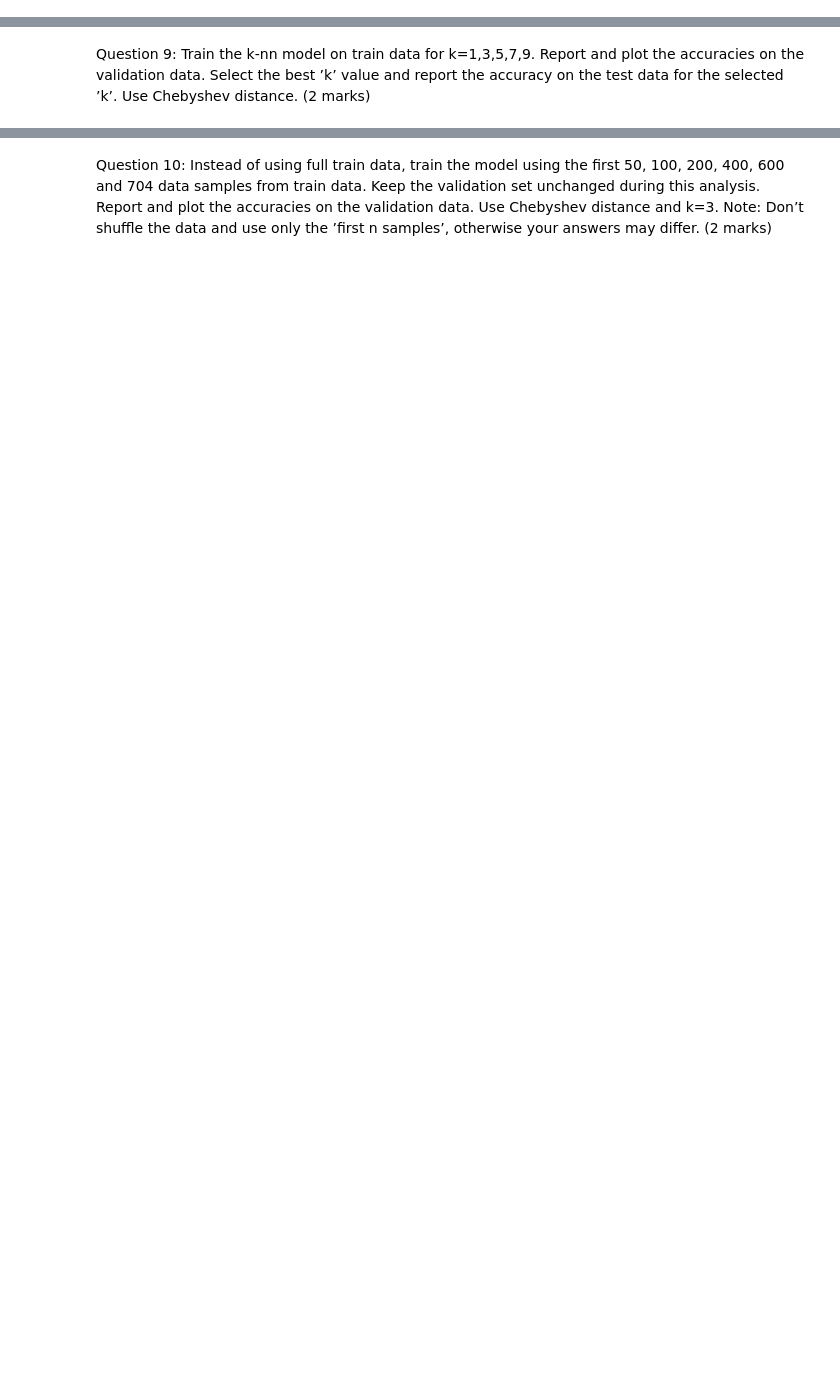
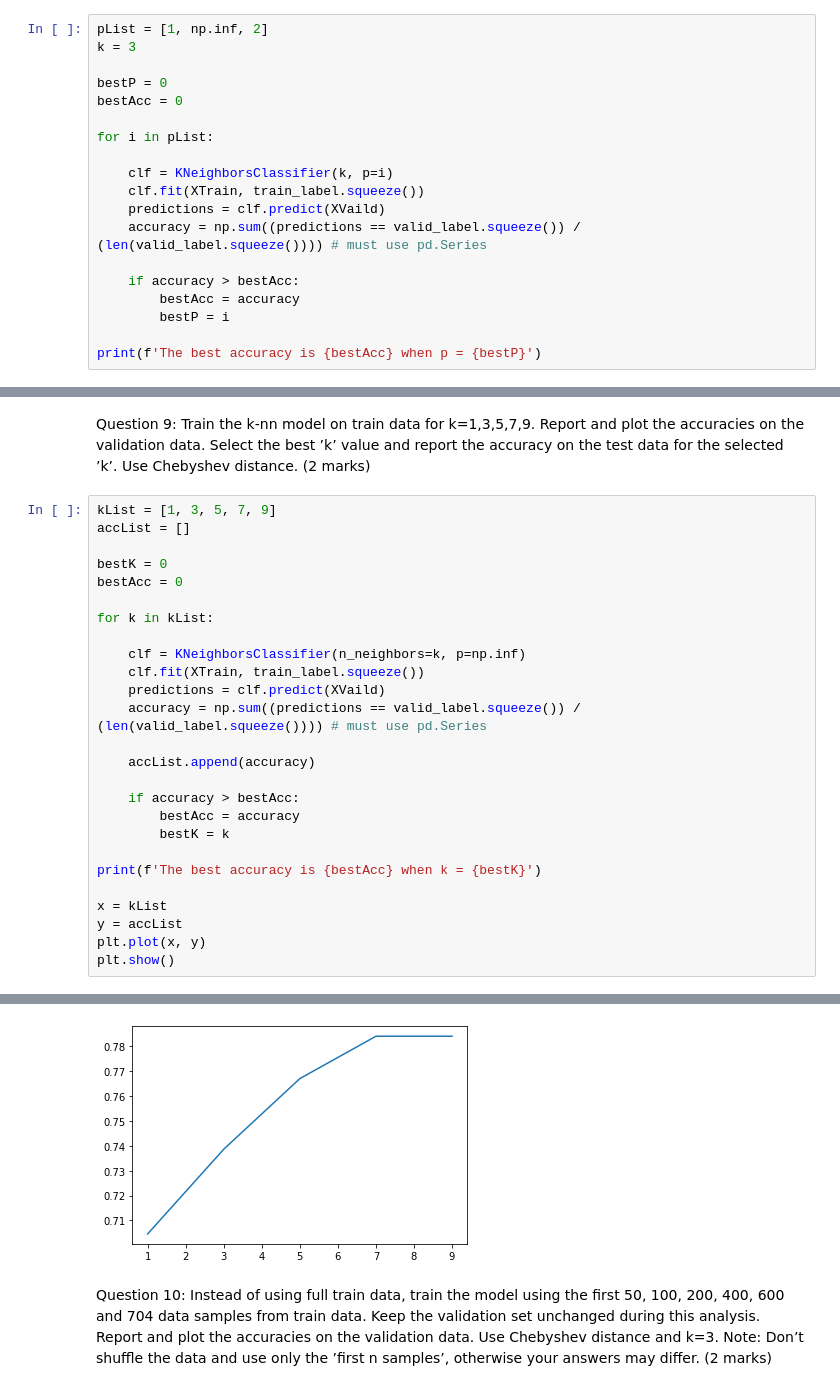
Before and after one commit to finateautomata/DataScience-IntroToML, a Jupyter notebook: Assignment/assignment 1/HM1_TengFei.ipynb, the cells around one changed output, grey strips where cells are left out. Saved outputs shown, nothing was run; the diff lists cells and outputs as text; blank space fills up the shorter version.

```diff
--- a/Assignment/assignment 1/HM1_TengFei.ipynb
+++ b/Assignment/assignment 1/HM1_TengFei.ipynb
@@ -151,0 +210,19 @@ Question 8: Train the model on train data for distance metrics defined by l1,lin
+# %%
+pList = [1, np.inf, 2]
+k = 3
+
+bestP = 0
+bestAcc = 0
+
+for i in pList:
+
+    clf = KNeighborsClassifier(k, p=i)
+    clf.fit(XTrain, train_label.squeeze())
+    predictions = clf.predict(XVaild)
+    accuracy = np.sum((predictions == valid_label.squeeze()) / (len(valid_label.squeeze()))) # must use pd.Series
+
+    if accuracy > bestAcc:
+        bestAcc = accuracy
+        bestP = i
+
+print(f'The best accuracy is {bestAcc} when p = {bestP}')
@@ -152,2 +231,29 @@ Question 8: Train the model on train data for distance metrics defined by l1,lin
 # %% [markdown]
 Question 9: Train the k-nn model on train data for k=1,3,5,7,9. Report and plot the accuracies on the validation data. Select the best ’k’ value and report the accuracy on the test data for the selected ’k’. Use Chebyshev distance. (2 marks)
+# %%
+kList = [1, 3, 5, 7, 9]
+accList = []
+
+bestK = 0
+bestAcc = 0
+
+for k in kList:
+
+    clf = KNeighborsClassifier(n_neighbors=k, p=np.inf)
+    clf.fit(XTrain, train_label.squeeze())
+    predictions = clf.predict(XVaild)
+    accuracy = np.sum((predictions == valid_label.squeeze()) / (len(valid_label.squeeze()))) # must use pd.Series
+
+    accList.append(accuracy)
+
+    if accuracy > bestAcc:
+        bestAcc = accuracy
+        bestK = k
+
+print(f'The best accuracy is {bestAcc} when k = {bestK}')
+
+x = kList
+y = accList
+plt.plot(x, y)
+plt.show()
+# %% [output]
@@ -154,2 +266,3 @@ Question 9: Train the k-nn model on train data for k=1,3,5,7,9. Report and plot
+[figure, added]
 # %% [markdown]
 Question 10: Instead of using full train data, train the model using the first 50, 100, 200, 400, 600 and 704 data samples from train data. Keep the validation set unchanged during this analysis. Report and plot the accuracies on the validation data. Use Chebyshev distance and k=3. Note: Don’t shuffle the data and use only the ’first n samples’, otherwise your answers may differ. (2 marks)
```
Also changed, not shown: parts of 22 cells of this notebook, 4 other files.
